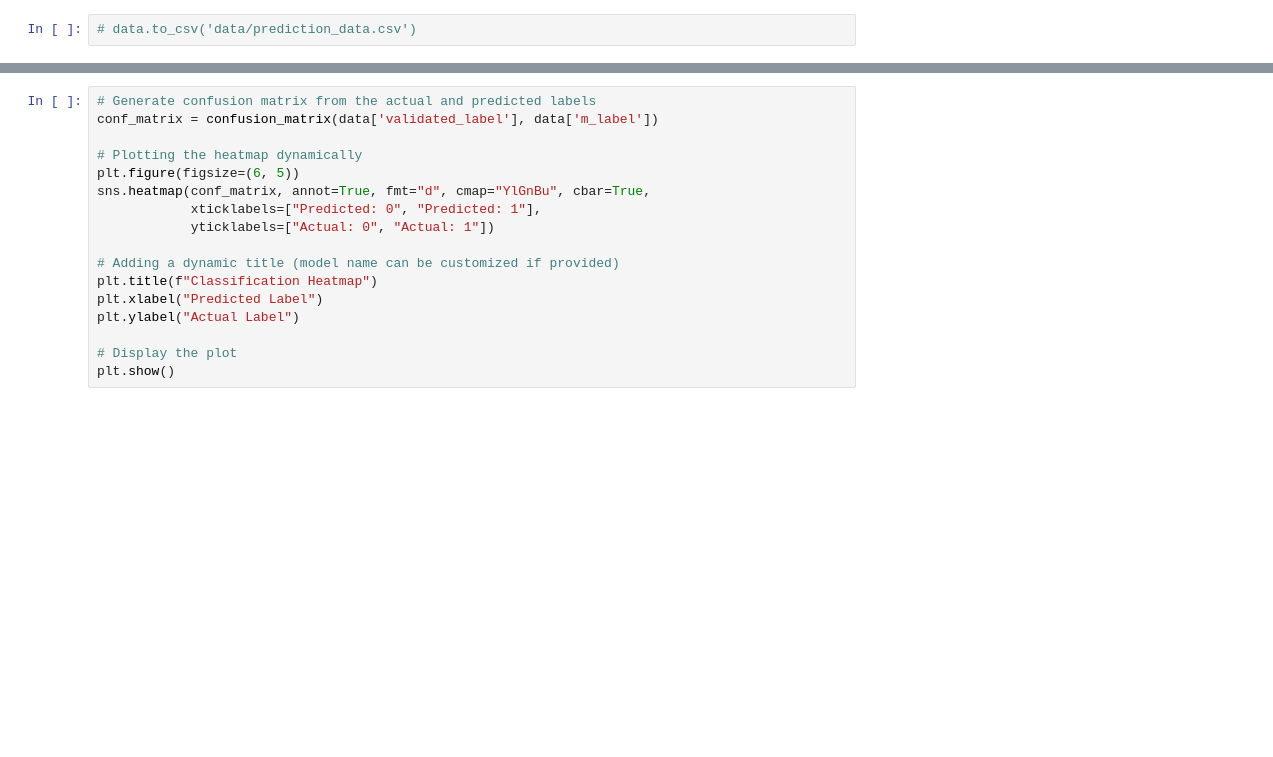
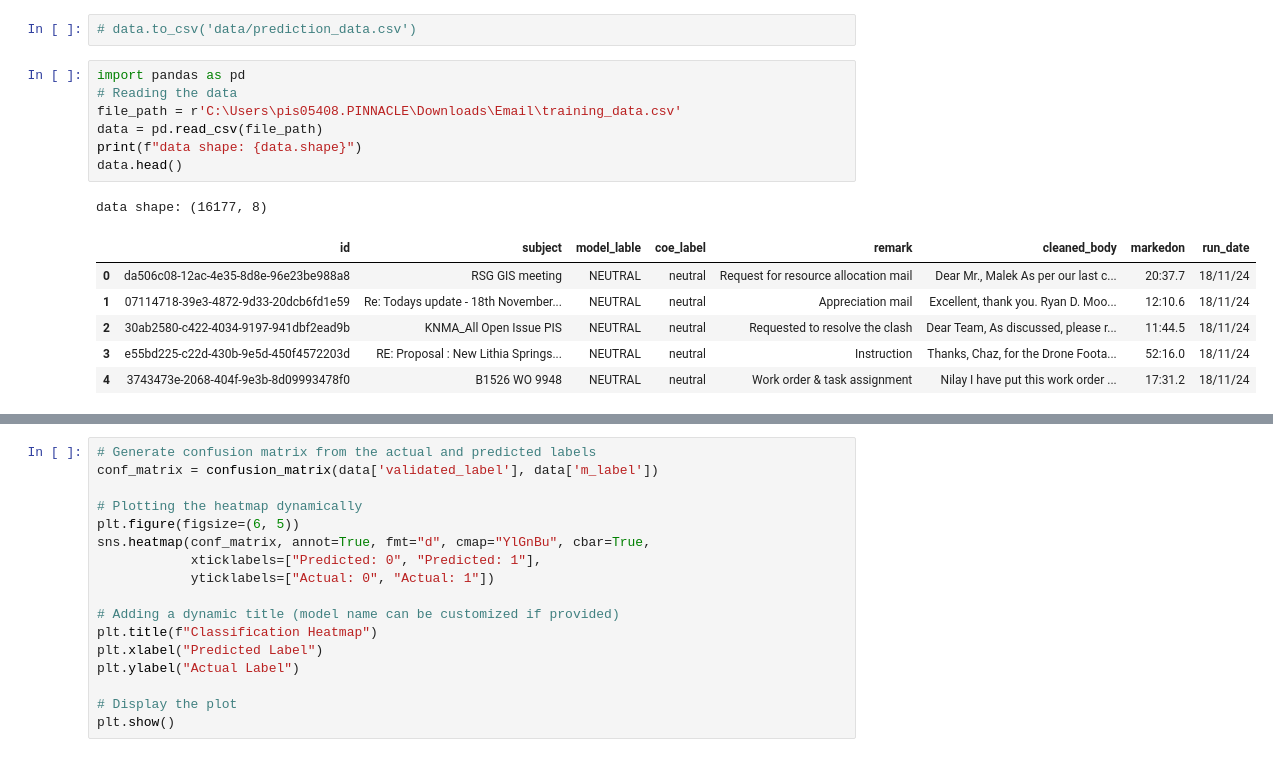
Before and after one commit to SurajPinnacle/projects, a Jupyter notebook: emailsentiment/test.ipynb, the cells around one changed output, grey strips where cells are left out. Cells and saved outputs as stored; diff of their text form; blank space fills up the shorter version.

```diff
--- a/emailsentiment/test.ipynb
+++ b/emailsentiment/test.ipynb
@@ -81,3 +81,18 @@ data.head()
 | 4 | ea9e1717-75ee-4337-baeb-ddf871a63440 | Guildhall Drainage Layout Mark Up | 0 | 0 | Hi Boja Please see attached drain... | 0.0 | [{'label': 'LABEL_0', 'score': 0.... | ... |
 # %%
 # data.to_csv('data/prediction_data.csv')
+# %%
+import pandas as pd
+# Reading the data
+file_path = r'C:\Users\pis05408.PINNACLE\Downloads\Email\training_data.csv'
+data = pd.read_csv(file_path)
+print(f"data shape: {data.shape}")
+data.head()
+# %% [output]
+data shape: (16177, 8)
+|  | id | subject | model_lable | coe_label | remark | cleaned_body | markedon | run_date |
+| 0 | da506c08-12ac-4e35-8d8e-96e23be988a8 | RSG GIS meeting | NEUTRAL | neutral | Request for resource allocation mail | Dear Mr., Malek As per our last c... | 20:37.7 | 18/11/24 |
+| 1 | 07114718-39e3-4872-9d33-20dcb6fd1e59 | Re: Todays update - 18th November... | NEUTRAL | neutral | Appreciation mail | Excellent, thank you. Ryan D. Moo... | 12:10.6 | 18/11/24 |
+| 2 | 30ab2580-c422-4034-9197-941dbf2ead9b | KNMA_All Open Issue PIS | NEUTRAL | neutral | Requested to resolve the clash | Dear Team, As discussed, please r... | 11:44.5 | 18/11/24 |
+| 3 | e55bd225-c22d-430b-9e5d-450f4572203d | RE: Proposal : New Lithia Springs... | NEUTRAL | neutral | Instruction | Thanks, Chaz, for the Drone Foota... | 52:16.0 | 18/11/24 |
+| 4 | 3743473e-2068-404f-9e3b-8d09993478f0 | B1526 WO 9948 | NEUTRAL | neutral | Work order & task assignment | Nilay I have put this work order ... | 17:31.2 | 18/11/24 |
```
Also changed, not shown: parts of 3 cells of this notebook, 1 other file.
